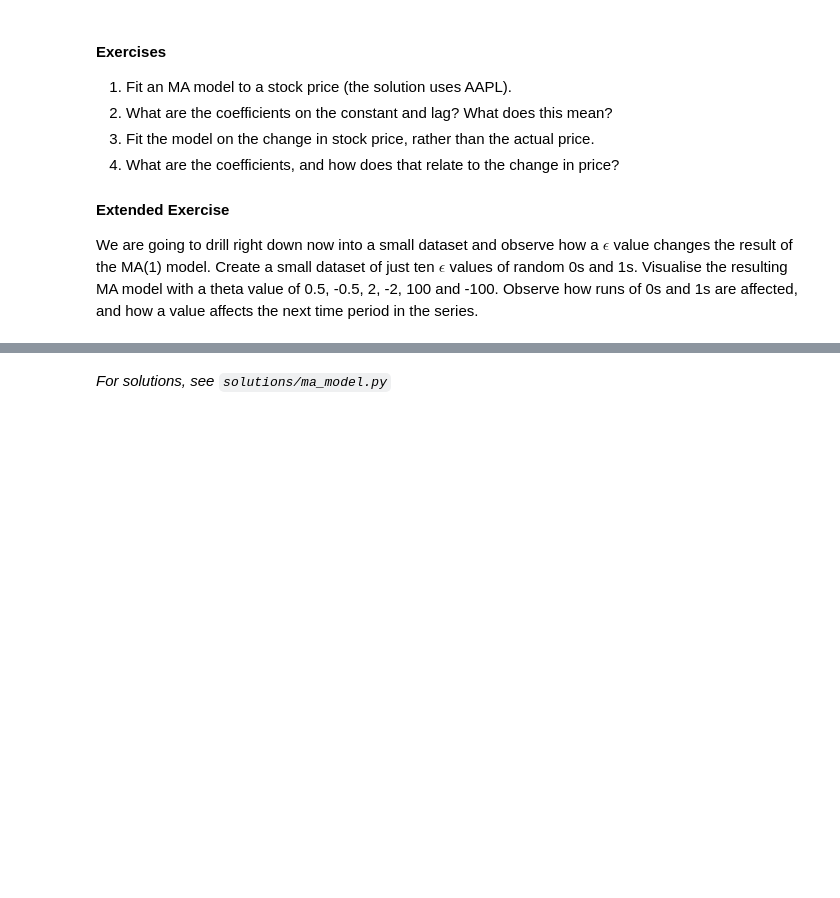
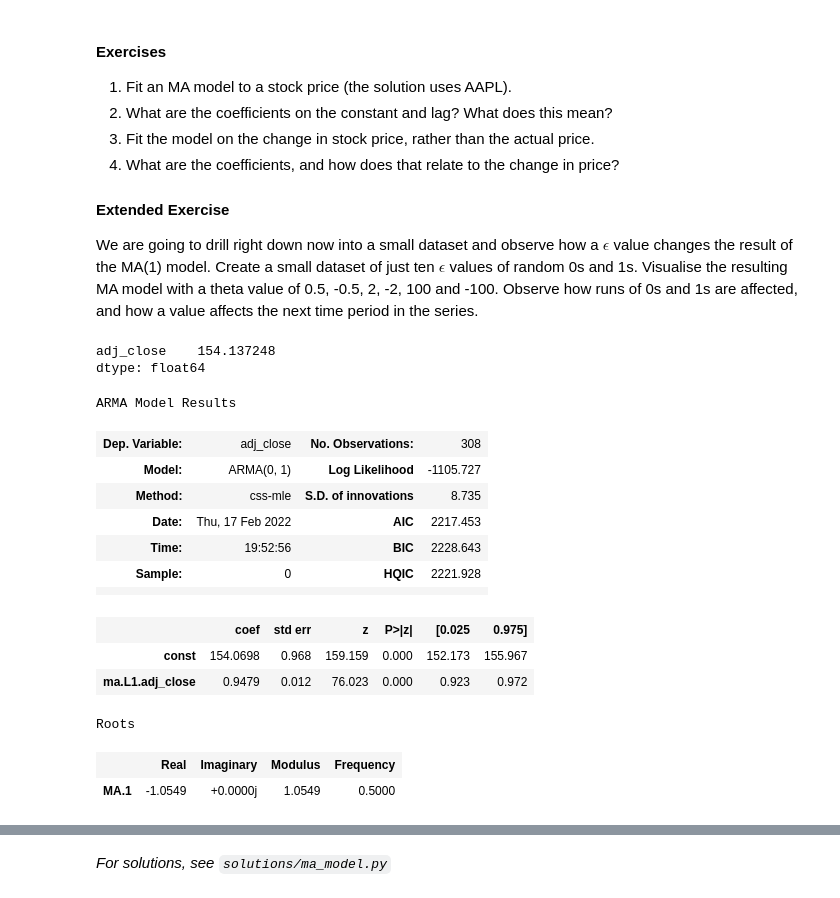
Before and after one commit to PythonCharmers/QuantFinance, a Jupyter notebook: notebooks/Module 1.6.1 - Time Series moving average.ipynb, the cells around one changed output, grey strips where cells are left out. Drawn from its saved outputs; the diff is of its cells as text; code cells hidden in the pictures; blank space fills up the shorter version.

```diff
--- a/notebooks/Module 1.6.1 - Time Series moving average.ipynb
+++ b/notebooks/Module 1.6.1 - Time Series moving average.ipynb
@@ -125,3 +141,37 @@ Roots
 #### Extended Exercise
 
 We are going to drill right down now into a small dataset and observe how a $\epsilon$ value changes the result of the MA(1) model. Create a small dataset of just ten $\epsilon$ values of random 0s and 1s. Visualise the resulting MA model with a theta value of 0.5, -0.5, 2, -2, 100 and -100. Observe how runs of 0s and 1s are affected, and how a value affects the next time period in the series.
+# %%
+import my_secrets
+quandl.ApiConfig.api_key = my_secrets.QUANDL_API_KEY
+
+data = quandl.get_table('WIKI/PRICES', ticker = ['AAPL'],
+                        qopts = { 'columns': ['adj_close'] },
+                        date = { 'gte': '2017-01-01', 'lte': '2019-01-01' },
+                        paginate=True)
+# %%
+data.mean()
+# %% [output]
+adj_close    154.137248
+dtype: float64
+# %%
+data_n2 = data["adj_close"].dropna()
+data_n2
+model2 = sm.tsa.ARMA(data_n2, order=(0, 1))
+results2 = model2.fit()
+results2.summary()
+# %% [output]
+ARMA Model Results
+| Dep. Variable: | adj_close | No. Observations: | 308 |
+| Model: | ARMA(0, 1) | Log Likelihood | -1105.727 |
+| Method: | css-mle | S.D. of innovations | 8.735 |
+| Date: | Thu, 17 Feb 2022 | AIC | 2217.453 |
+| Time: | 19:52:56 | BIC | 2228.643 |
+| Sample: | 0 | HQIC | 2221.928 |
+|  |  |  |  |
+|  | coef | std err | z | P>|z| | [0.025 | 0.975] |
+| const | 154.0698 | 0.968 | 159.159 | 0.000 | 152.173 | 155.967 |
+| ma.L1.adj_close | 0.9479 | 0.012 | 76.023 | 0.000 | 0.923 | 0.972 |
+Roots
+|  | Real | Imaginary | Modulus | Frequency |
+| MA.1 | -1.0549 | +0.0000j | 1.0549 | 0.5000 |
```
Also changed, not shown: parts of 8 cells of this notebook, 18 other files.
